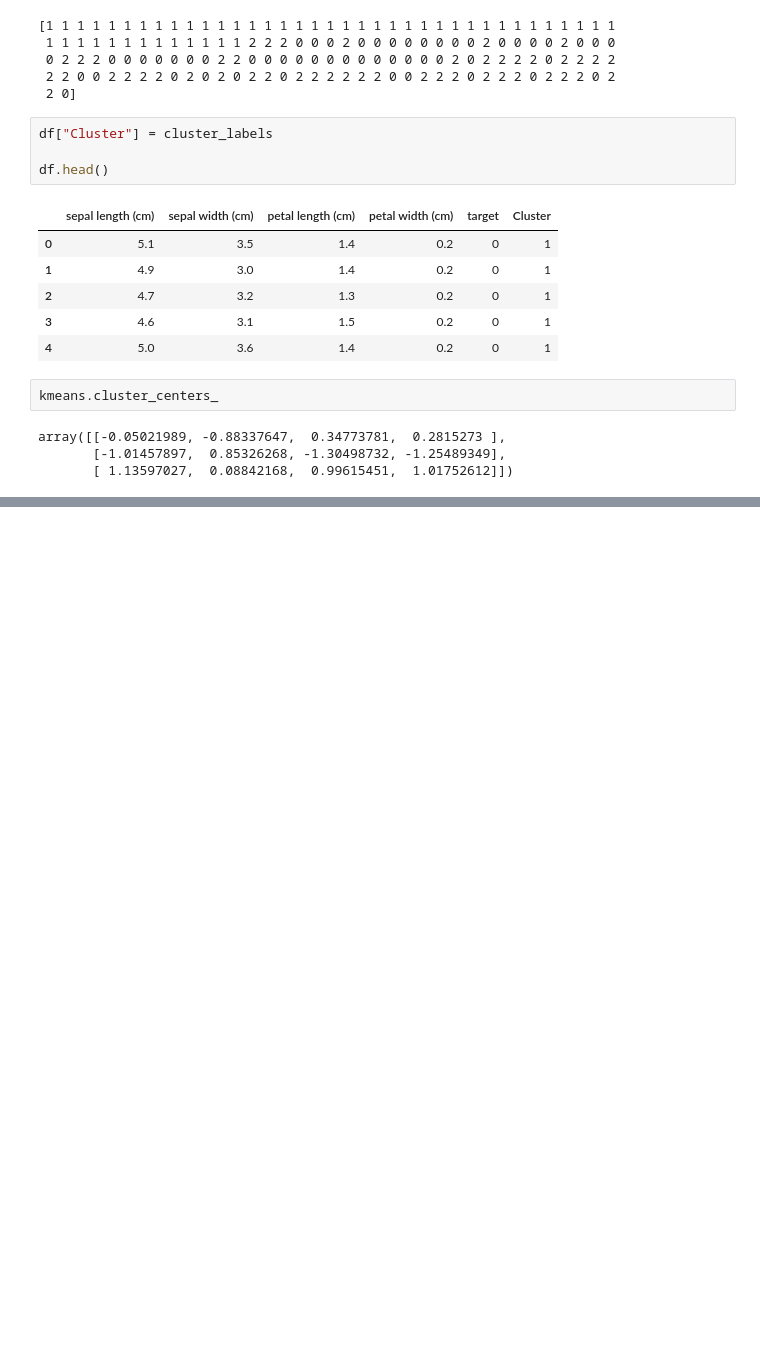
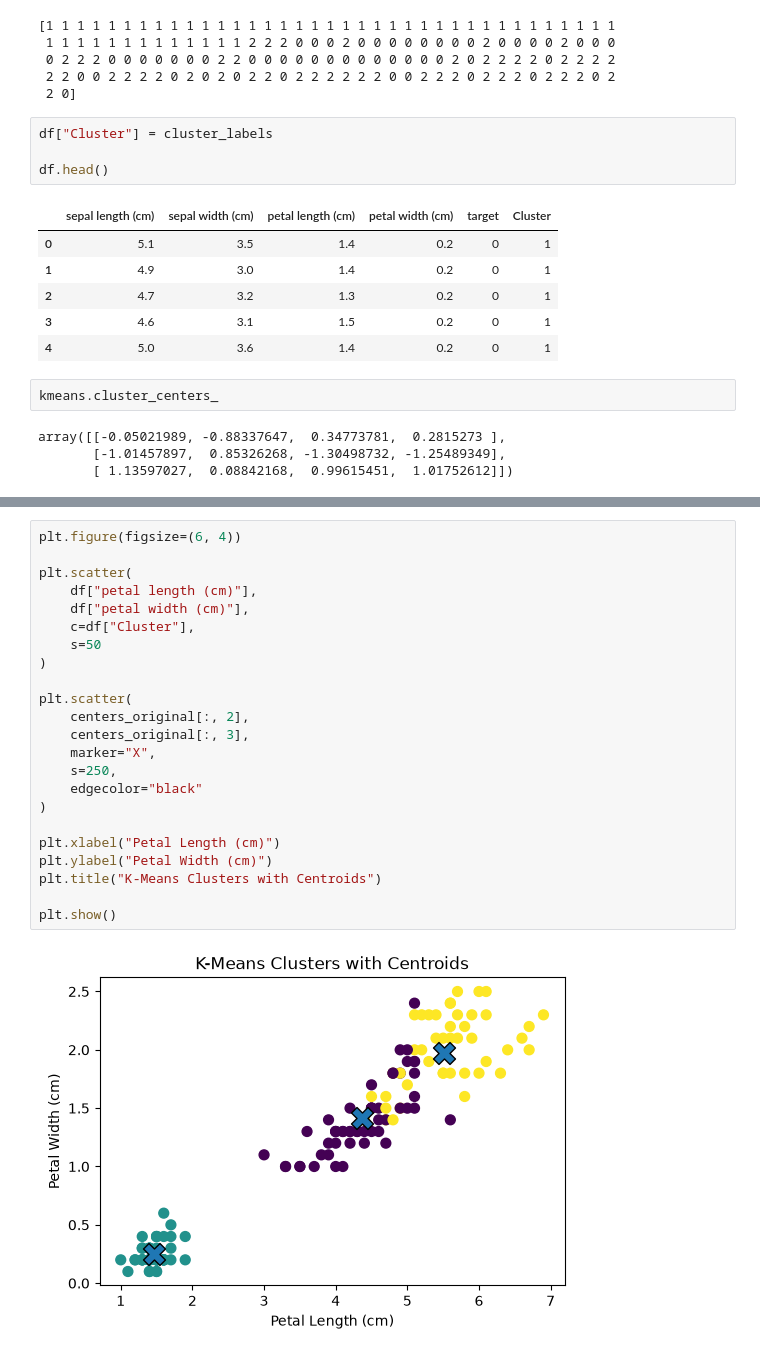
Before and after one commit to hemant237/Fastapi-project, a Jupyter notebook: practice/KmeansClustering/KMeans.ipynb, the cells around one changed output, grey strips where cells are left out. Cells and saved outputs as stored; diff of their text form; blank space fills up the shorter version.

```diff
--- a/practice/KmeansClustering/KMeans.ipynb
+++ b/practice/KmeansClustering/KMeans.ipynb
@@ -236,0 +296,25 @@ array([[-0.05021989, -0.88337647,  0.34773781,  0.2815273 ],
+# %%
+plt.figure(figsize=(6, 4))
+
+plt.scatter(
+    df["petal length (cm)"],
+    df["petal width (cm)"],
+    c=df["Cluster"],
+    s=50
+)
+
+plt.scatter(
+    centers_original[:, 2],
+    centers_original[:, 3],
+    marker="X",
+    s=250,
+    edgecolor="black"
+)
+
+plt.xlabel("Petal Length (cm)")
+plt.ylabel("Petal Width (cm)")
+plt.title("K-Means Clusters with Centroids")
+
+plt.show()
+# %% [output]
+[figure, added]
```
Also changed, not shown: parts of 5 cells of this notebook.
